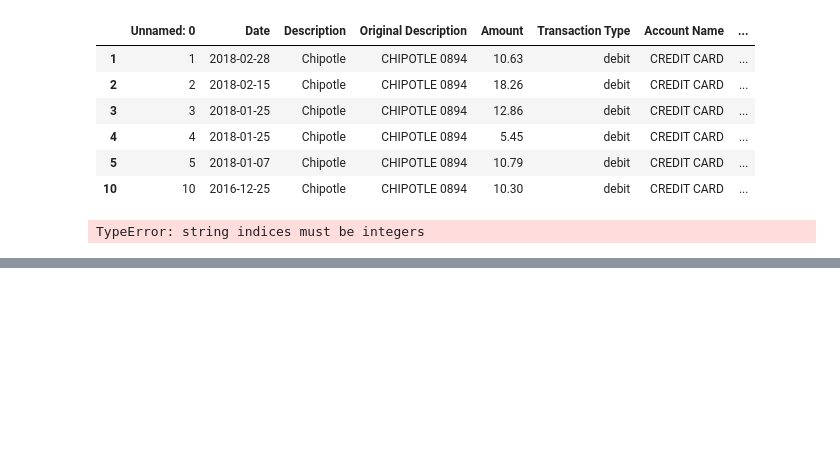
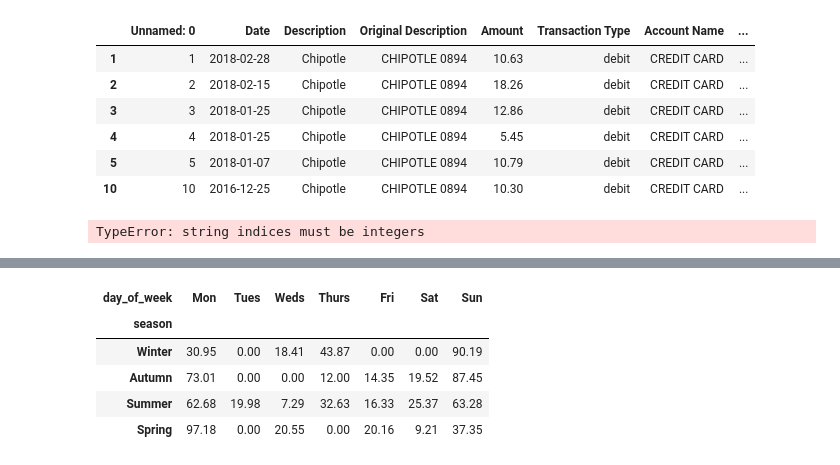
Before and after one commit to t-jayw/chipotme, a Jupyter notebook: plotly.ipynb, the cells around one changed output, grey strips where cells are left out. Cells and saved outputs as stored; diff of their text form; code cells hidden in the pictures; blank space fills up the shorter version.

```diff
--- a/plotly.ipynb
+++ b/plotly.ipynb
@@ -127,0 +132,14 @@ KeyError: ('text', 'occurred at index (store_no, )')
+# %%
+hm = df.pivot_table(index='season', columns='day_of_week', values='Amount', aggfunc='sum')
+hm.fillna(0, inplace=True)
+hm = hm[list(days.values())]
+hm = hm.reindex(['Winter','Autumn','Summer','Spring'])
+# %%
+hm
+# %% [output]
+| day_of_week | Mon | Tues | Weds | Thurs | Fri | Sat | Sun |
+| season |  |  |  |  |  |  |  |
+| Winter | 30.95 | 0.00 | 18.41 | 43.87 | 0.00 | 0.00 | 90.19 |
+| Autumn | 73.01 | 0.00 | 0.00 | 12.00 | 14.35 | 19.52 | 87.45 |
+| Summer | 62.68 | 19.98 | 7.29 | 32.63 | 16.33 | 25.37 | 63.28 |
+| Spring | 97.18 | 0.00 | 20.55 | 0.00 | 20.16 | 9.21 | 37.35 |
```
Also changed, not shown: parts of 16 cells of this notebook, 2 other files.
